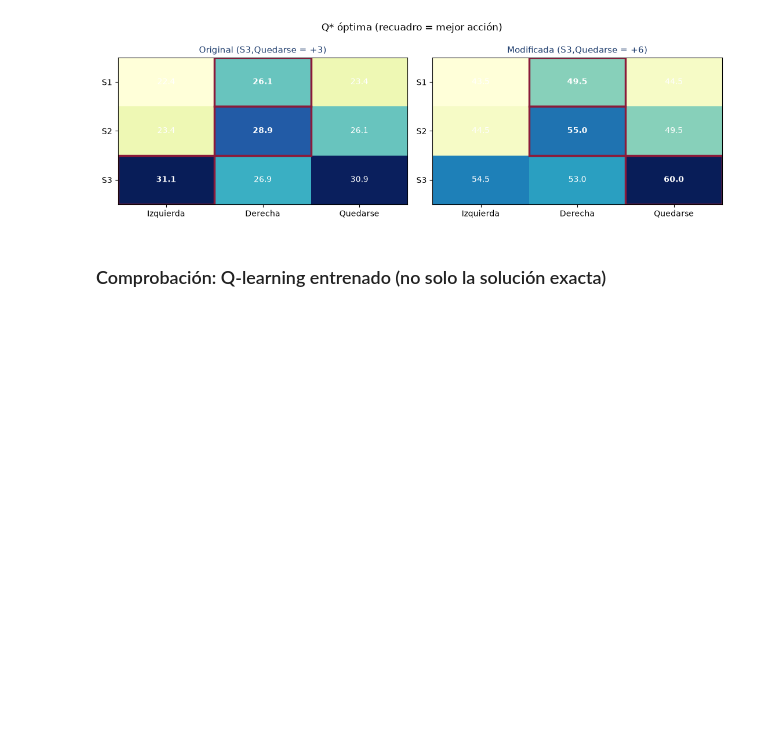
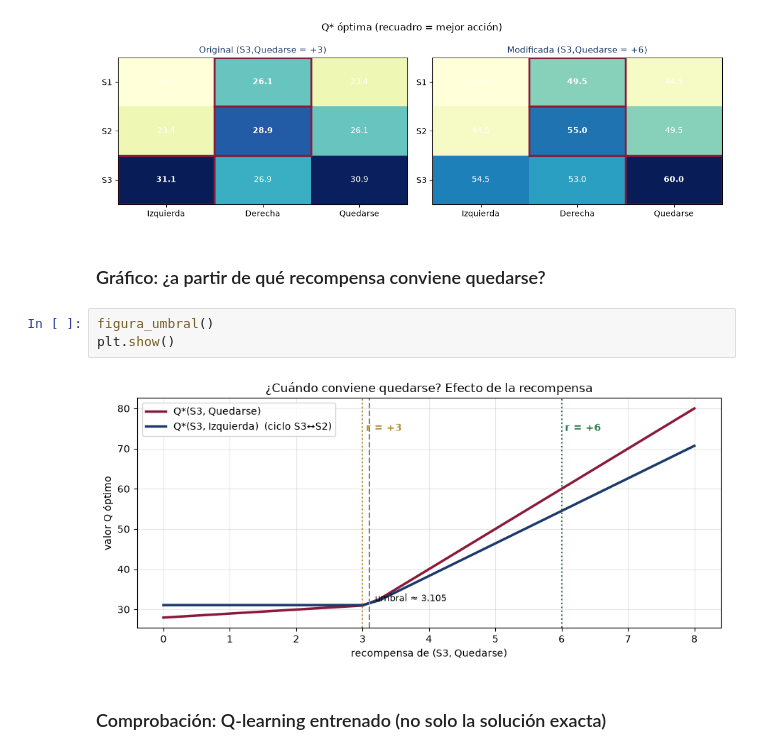
Before and after one commit to alixpeg0/aprendizaje-por-refuerzo-unidad4, a Jupyter notebook: Unidad4_Aprendizaje_por_Refuerzo.ipynb, the cells around one changed output. Saved outputs shown, nothing was run; the diff lists cells and outputs as text; blank space fills up the shorter version.

```diff
--- a/Unidad4_Aprendizaje_por_Refuerzo.ipynb
+++ b/Unidad4_Aprendizaje_por_Refuerzo.ipynb
@@ -738,6 +895,13 @@ figura_politicas(Q_orig, Q_new); plt.show()
 | S2 | Derecha | Derecha |
 | S3 | Izquierda | Quedarse |
 [figure]
+# %% [markdown]
+### Gráfico: ¿a partir de qué recompensa conviene quedarse?
+# %%
+figura_umbral()
+plt.show()
+# %% [output]
+[figure, added]
 # %% [markdown]
 ### Comprobación: Q-learning entrenado (no solo la solución exacta)
 # %%
```
Also changed, not shown: parts of 9 cells of this notebook, 17 other files.
